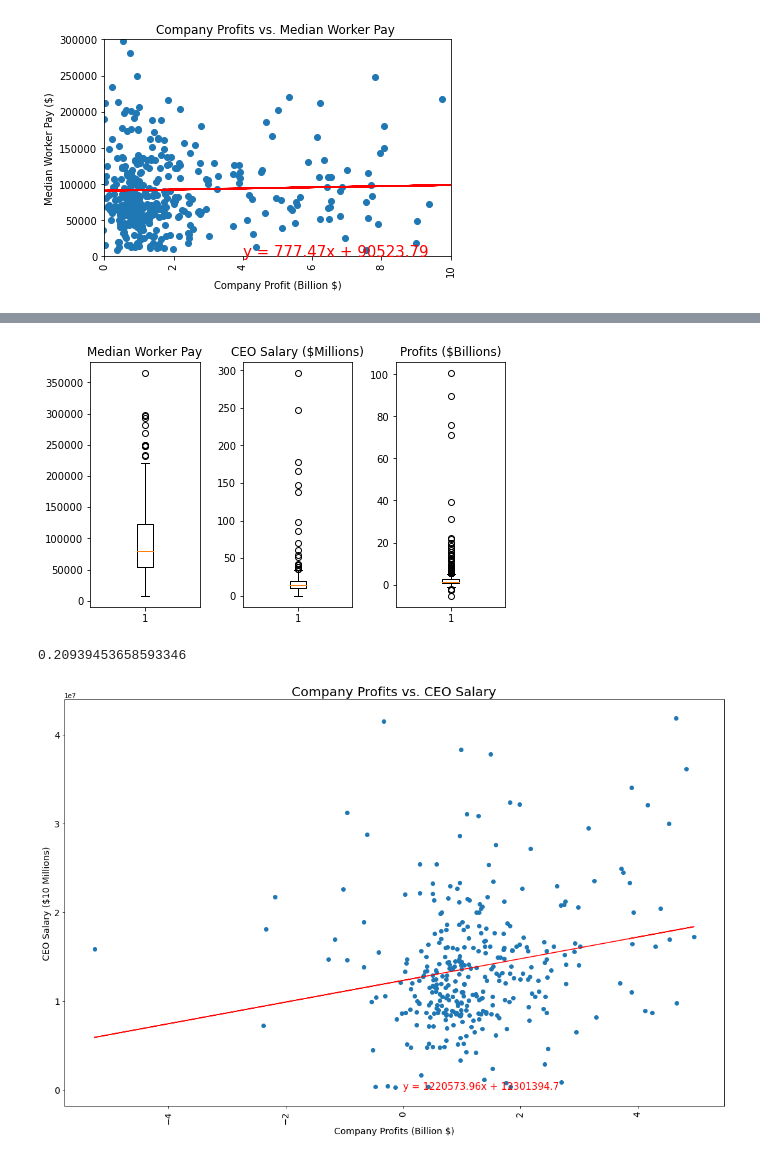
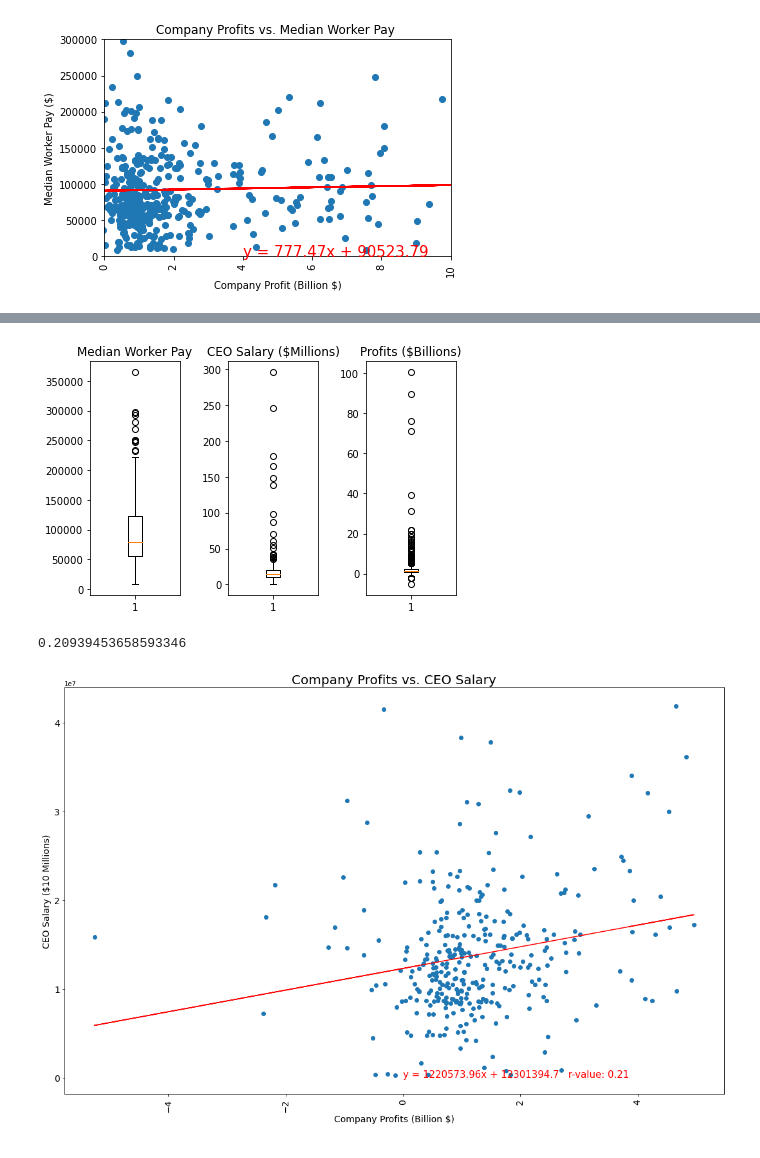
Before and after one commit to allison713/Group6_proj1, a Jupyter notebook: Data/datavisuals.ipynb, the cells around one changed output, grey strips where cells are left out. Drawn from its saved outputs; the diff is of its cells as text; code cells hidden in the pictures.

```diff
--- a/Data/datavisuals.ipynb
+++ b/Data/datavisuals.ipynb
@@ -342,24 +342,24 @@ merged_df.corr()
 # %%
 x = merged_df["Median Worker Pay"]
 y = merged_df["CEO Salary"]/1000000
 z = merged_df["Profits (Billions)"]
 
 fig, axs = plt.subplots(1,3)
 
 axs[0].boxplot(x)
 axs[0].set_title("Median Worker Pay")
 
 axs[1].boxplot(y)
 axs[1].set_title("CEO Salary ($Millions)")
 
 axs[2].boxplot(z)
 axs[2].set_title("Profits ($Billions)")
 
 fig.subplots_adjust(left=0.02, right=0.98, bottom=0.05, top=0.9,wspace=0.4,hspace=0.4)
-
+plt.tight_layout()
 plt.savefig("../Visuals/BoxPlot.png")
 # %% [output]
-[figure, old version]
+[figure, new version]
 # %%
 no_outliers_workers = merged_df.loc[merged_df["Median Worker Pay"] < 200000,:]
 no_outliers_ceos = merged_df.loc[merged_df["CEO Salary"] < 50000000,:]
@@ -370,7 +370,7 @@ plt.figure(figsize=(15,10))
 def linreg(xval, yval, title, ylab, textcoord):
     (slope, intercept, r_value, p_value, std_err) = linregress(xval, yval)
     regress_values = xval * slope + intercept
-    line_eq = "y = " + str(round(slope,2)) + "x + " + str(round(intercept,2))
+    line_eq = "y = " + str(round(slope,2)) + "x + " + str(round(intercept,2)) + "   r-value: " + str(round(r_value,2))
     plt.scatter(xval,yval)
     plt.plot(xval,regress_values,"r")
     plt.annotate(line_eq, textcoord, fontsize=15, color="red")
@@ -390,7 +390,7 @@ print(r_value)
 plt.savefig("../Visuals/ProfitvCEO_outliers.png")
 # %% [output]
 0.20939453658593346
-[figure, old version]
+[figure, new version]
 # %%
 #Profits vs Median Worker without outliers
 plt.figure(figsize=(15,10))
```
Also changed, not shown: parts of 3 cells of this notebook, 5 other files.
